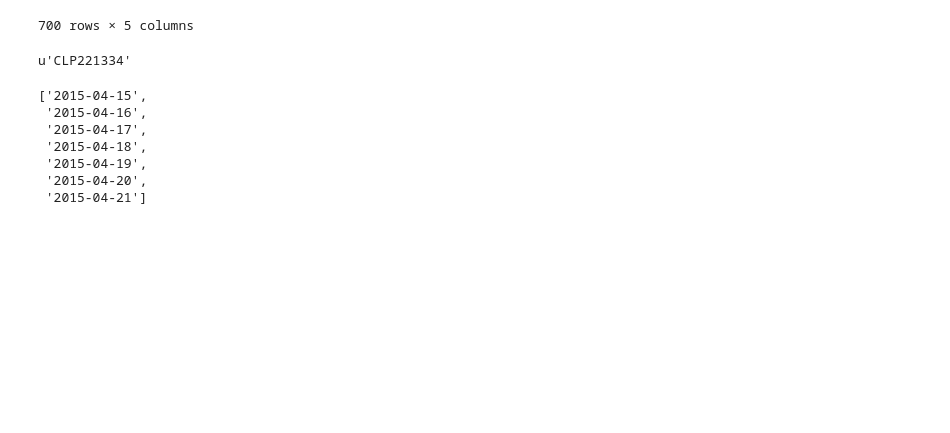
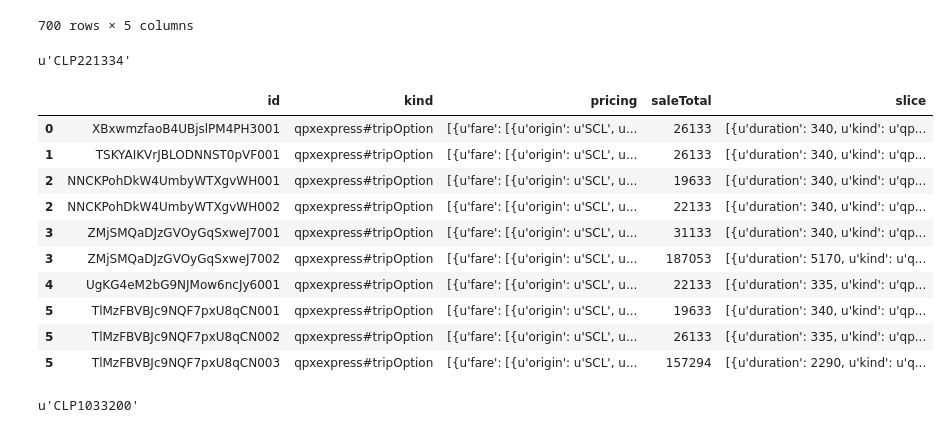
Before and after one commit to selwyth/flight-prices, a Jupyter notebook: flight_prices.ipynb, the cells around one changed output. Cells and saved outputs as stored; diff of their text form; code cells hidden in the pictures; blank space fills up the shorter version.

```diff
--- a/flight_prices.ipynb
+++ b/flight_prices.ipynb
@@ -130,17 +124,6 @@ len(sclipc[2]['trips']['tripOption'][0]['saleTotal'])
 sclipc[2]['trips']['tripOption'][1]['saleTotal']
 # %% [output]
 u'CLP221334'
-# %%
-# sclipc[6]['trips']['tripOption']
-sclipc_dates2
-# %% [output]
-['2015-04-15',
- '2015-04-16',
- '2015-04-17',
- '2015-04-18',
- '2015-04-19',
- '2015-04-20',
- '2015-04-21']
 # %%
 scl_ipc = dfizer(sclipc, sclipc_dates2)
 ipc_puq = dfizer(ipcpuq, ipcpuq_dates2)
@@ -152,3 +135,33 @@ puq_sfo.saleTotal = puq_sfo.saleTotal.apply(lambda x: x[3:-1])
 scl_ipc.to_csv('scl_ipc.csv')
 ipc_puq.to_csv('ipc_puq.csv')
 puq_sfo.to_csv('puq_sfo.csv')
+# %%
+scl_ipc = pd.read_csv('scl_ipc.csv', index_col = 'Unnamed: 0')
+ipc_puq = pd.read_csv('ipc_puq.csv', index_col = 'Unnamed: 0')
+puq_sfo = pd.read_csv('puq_sfo.csv', index_col = 'Unnamed: 0')
+
+# scl_ipc.saleTotal = scl_ipc.saleTotal.apply(lambda x: x*0.0016 if x > 10000 else x)
+# ipc_puq.saleTotal = ipc_puq.saleTotal.apply(lambda x: x*0.0016 if x > 10000 else x)
+# puq_sfo.saleTotal = puq_sfo.saleTotal.apply(lambda x: x*0.0016 if x > 10000 else x)
+
+scl_ipc
+
+# scl_ipc.to_csv('scl_ipc.csv')
+# ipc_puq.to_csv('ipc_puq.csv')
+# puq_sfo.to_csv('puq_sfo.csv')
+# %% [output]
+|  | id | kind | pricing | saleTotal | slice |
+| 0 | XBxwmzfaoB4UBjslPM4PH3001 | qpxexpress#tripOption | [{u'fare': [{u'origin': u'SCL', u... | 26133 | [{u'duration': 340, u'kind': u'qp... |
+| 1 | TSKYAIKVrJBLODNNST0pVF001 | qpxexpress#tripOption | [{u'fare': [{u'origin': u'SCL', u... | 26133 | [{u'duration': 340, u'kind': u'qp... |
+| 2 | NNCKPohDkW4UmbyWTXgvWH001 | qpxexpress#tripOption | [{u'fare': [{u'origin': u'SCL', u... | 19633 | [{u'duration': 340, u'kind': u'qp... |
+| 2 | NNCKPohDkW4UmbyWTXgvWH002 | qpxexpress#tripOption | [{u'fare': [{u'origin': u'SCL', u... | 22133 | [{u'duration': 340, u'kind': u'qp... |
+| 3 | ZMjSMQaDJzGVOyGqSxweJ7001 | qpxexpress#tripOption | [{u'fare': [{u'origin': u'SCL', u... | 31133 | [{u'duration': 340, u'kind': u'qp... |
+| 3 | ZMjSMQaDJzGVOyGqSxweJ7002 | qpxexpress#tripOption | [{u'fare': [{u'origin': u'SCL', u... | 187053 | [{u'duration': 5170, u'kind': u'q... |
+| 4 | UgKG4eM2bG9NJMow6ncJy6001 | qpxexpress#tripOption | [{u'fare': [{u'origin': u'SCL', u... | 22133 | [{u'duration': 335, u'kind': u'qp... |
+| 5 | TlMzFBVBJc9NQF7pxU8qCN001 | qpxexpress#tripOption | [{u'fare': [{u'origin': u'SCL', u... | 19633 | [{u'duration': 340, u'kind': u'qp... |
+| 5 | TlMzFBVBJc9NQF7pxU8qCN002 | qpxexpress#tripOption | [{u'fare': [{u'origin': u'SCL', u... | 26133 | [{u'duration': 335, u'kind': u'qp... |
+| 5 | TlMzFBVBJc9NQF7pxU8qCN003 | qpxexpress#tripOption | [{u'fare': [{u'origin': u'SCL', u... | 157294 | [{u'duration': 2290, u'kind': u'q... |
+# %%
+puqsfo[0]['trips']['tripOption'][0]['saleTotal']
+# %% [output]
+u'CLP1033200'
```
Also changed, not shown: parts of 3 cells of this notebook, 2 other files.
